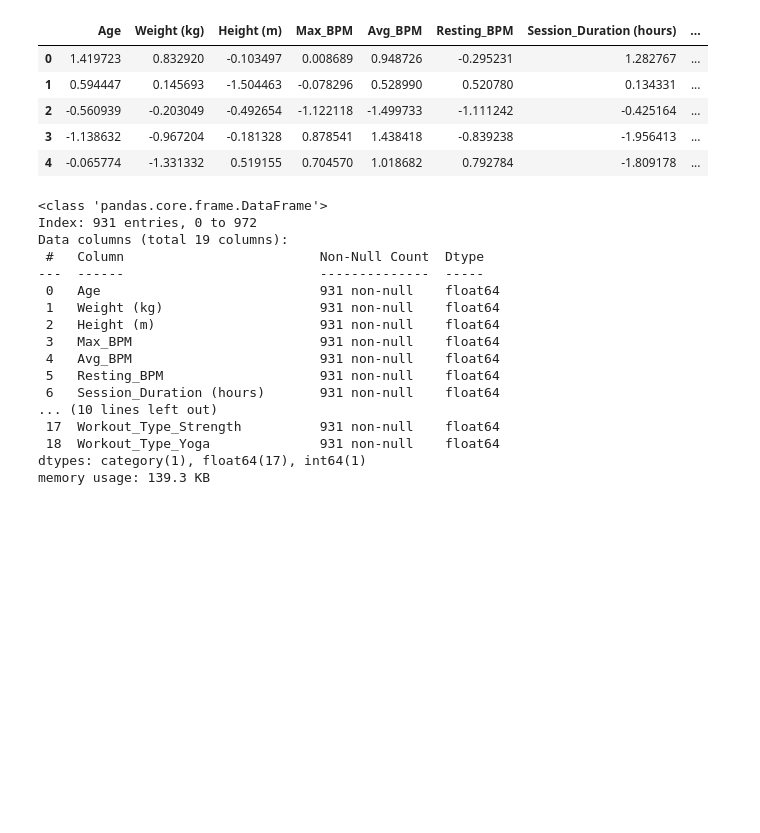
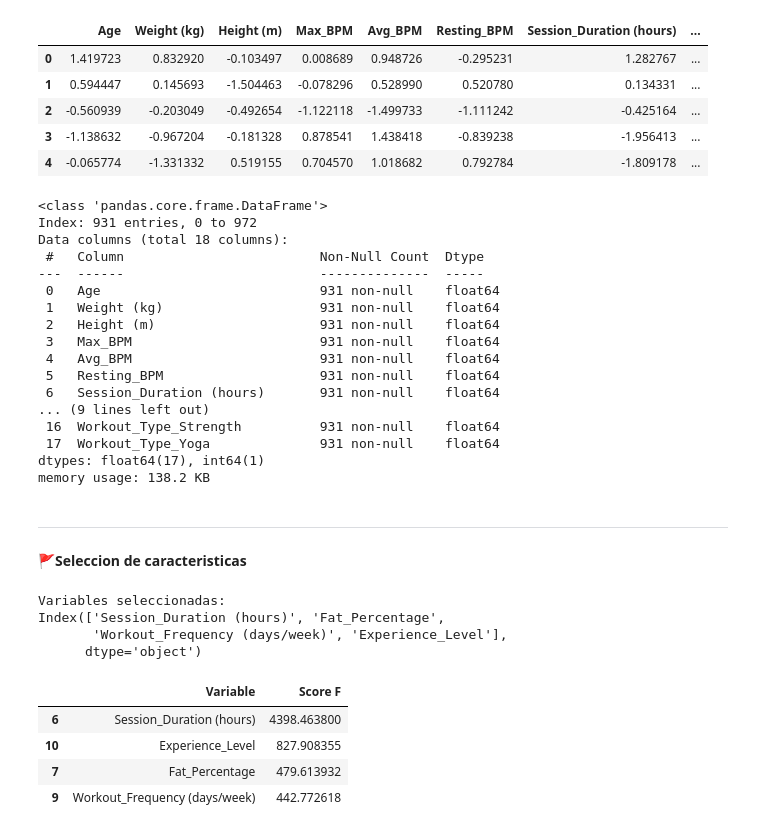
Before and after one commit to luisinamedran/Data-Science-I-, a Jupyter notebook: ProyectoFinal/ProyectoDS_EntregaFinal_MedranL.ipynb, the cells around one changed output. Saved outputs shown, nothing was run; the diff lists cells and outputs as text; code cells hidden in the pictures; blank space fills up the shorter version.

```diff
--- a/ProyectoFinal/ProyectoDS_EntregaFinal_MedranL.ipynb
+++ b/ProyectoFinal/ProyectoDS_EntregaFinal_MedranL.ipynb
@@ -508,8 +464,8 @@ df_final = pd.concat(
     axis=1
 )
 
-# Eliminar Columna Gender
-df_final = df_final.drop(columns=['Gender'])
+# Eliminar Columna Gender y duracion_categorias
+df_final = df_final.drop(columns=['Gender','Duracion_Categorias' ])
 # %%
   # Mostramos las primeras filas del DataFrame transformado
 df_final.head()
@@ -527,7 +483,7 @@ df.info()
 # %% [output]
 <class 'pandas.core.frame.DataFrame'>
 Index: 931 entries, 0 to 972
-Data columns (total 19 columns):
+Data columns (total 18 columns):
  #   Column                         Non-Null Count  Dtype
 ---  ------                         --------------  -----
  0   Age                            931 non-null    float64
@@ -537,8 +493,45 @@ Data columns (total 19 columns):
  4   Avg_BPM                        931 non-null    float64
  5   Resting_BPM                    931 non-null    float64
  6   Session_Duration (hours)       931 non-null    float64
-... (10 lines left out)
- 17  Workout_Type_Strength          931 non-null    float64
- 18  Workout_Type_Yoga              931 non-null    float64
-dtypes: category(1), float64(17), int64(1)
-memory usage: 139.3 KB
+... (9 lines left out)
+ 16  Workout_Type_Strength          931 non-null    float64
+ 17  Workout_Type_Yoga              931 non-null    float64
+dtypes: float64(17), int64(1)
+memory usage: 138.2 KB
+# %% [markdown]
+---
+🚩**Seleccion de caracteristicas**
+# %%
+# Importar libreria
+from sklearn.feature_selection import SelectKBest, f_regression
+
+# Definir variables predictoras (X) y variable objetivo (y)
+X = df_final.drop(columns=['Calories_Burned'])
+y = df_final['Calories_Burned']
+
+# Aplicar SelectKBest con test F de regresión
+selector = SelectKBest(score_func=f_regression, k=4)  # selecciona las 10 mejores variables
+X_new = selector.fit_transform(X, y)
+
+# Obtener nombres de las variables seleccionadas
+selected_features = X.columns[selector.get_support()]
+print("Variables seleccionadas:")
+print(selected_features)
+
+# Ver importancia numérica
+feature_scores = pd.DataFrame({
+    'Variable': X.columns,
+    'Score F': selector.scores_
+}).sort_values(by='Score F', ascending=False)
+
+feature_scores.head(4)
+# %% [output]
+Variables seleccionadas:
+Index(['Session_Duration (hours)', 'Fat_Percentage',
+       'Workout_Frequency (days/week)', 'Experience_Level'],
+      dtype='object')
+|  | Variable | Score F |
+| 6 | Session_Duration (hours) | 4398.463800 |
+| 10 | Experience_Level | 827.908355 |
+| 7 | Fat_Percentage | 479.613932 |
+| 9 | Workout_Frequency (days/week) | 442.772618 |
```
Also changed, not shown: parts of 15 cells of this notebook.
